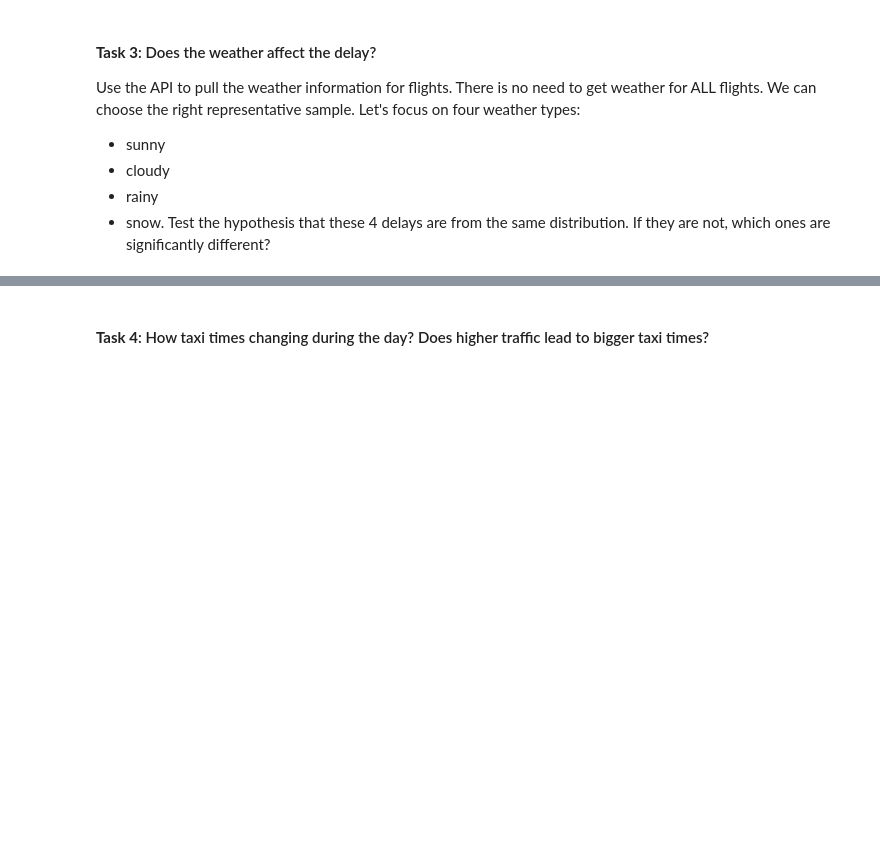
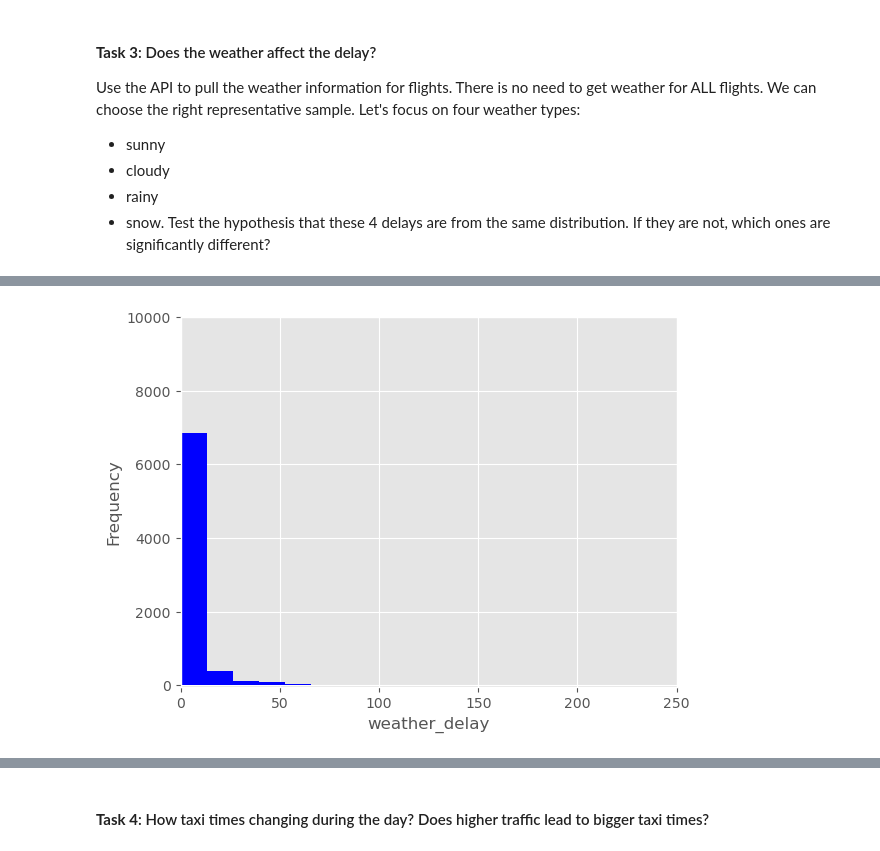
Before and after one commit to SalvaSamimi/mid-term-project-I, a Jupyter notebook: exploratory_analysis.ipynb, the cells around one changed output, grey strips where cells are left out. Cells and saved outputs as stored; diff of their text form; code cells hidden in the pictures; blank space fills up the shorter version.

```diff
--- a/exploratory_analysis.ipynb
+++ b/exploratory_analysis.ipynb
@@ -259,0 +430,22 @@ Test the hypothesis that these 4 delays are from the same distribution. If they
+# %%
+counts = df_CHI_weather['Weather Condition'].value_counts()
+
+occurred_more_than_two_times = []
+
+if counts.get('Sunny', 0) > 2:
+    occurred_more_than_two_times.append('Sunny')
+
+if counts.get('Cloudy', 0) > 2:
+    occurred_more_than_two_times.append('Cloudy')
+
+if counts.get('Rainy', 0) > 2:
+    occurred_more_than_two_times.append('Rainy')
+
+filtered_df = df_CHI_weather[df_CHI_weather['Weather Condition'].isin(occurred_more_than_two_times)]
+
+
+new_df = pd.DataFrame({'Date': filtered_df['Date'], 'Weather': filtered_df['Weather Condition']})
+
+new_df = new_df.drop_duplicates()
+
+new_df
@@ -259,0 +470,3 @@ Test the hypothesis that these 4 delays are from the same distribution. If they
+# %%
+df_new = pd.merge(df_ORD,new_df, how='left', left_on=['fl_date'], right_on = ['Date'])
+df_new.tail(20)
@@ -259,0 +491,3 @@ Test the hypothesis that these 4 delays are from the same distribution. If they
+# %%
+df_new = df_new.dropna()
+df_new
@@ -259,0 +508,3 @@ Test the hypothesis that these 4 delays are from the same distribution. If they
+# %%
+result = df_new[['Weather','weather_delay']]
+result.head(20)
@@ -259,0 +529,11 @@ Test the hypothesis that these 4 delays are from the same distribution. If they
+# %%
+plt.style.use('ggplot')
+bins = 50
+plt.hist(result['weather_delay'], bins, color='b')
+plt.ylim(-30,10000)
+plt.xlim(0,250)
+plt.xlabel('weather_delay')
+plt.ylabel('Frequency')
+plt.show()
+# %% [output]
+[figure, added]
```
Also changed, not shown: parts of 15 cells of this notebook.
